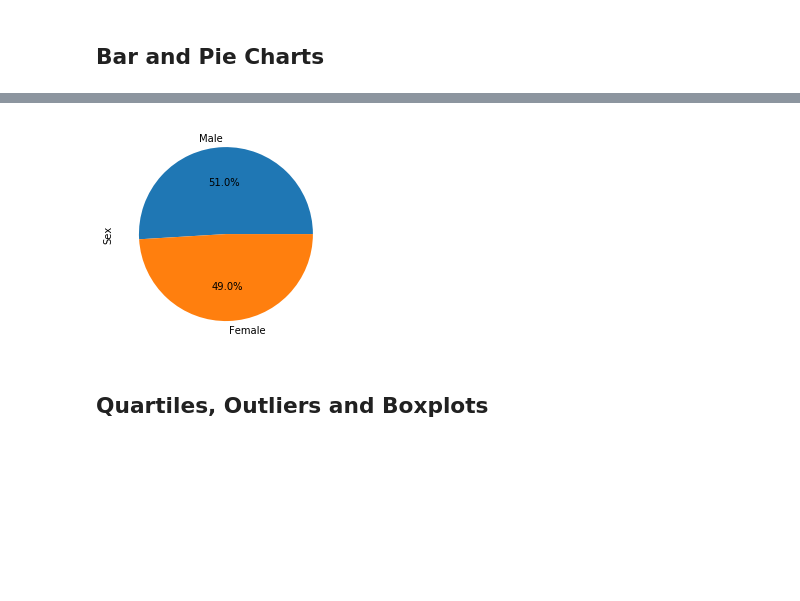
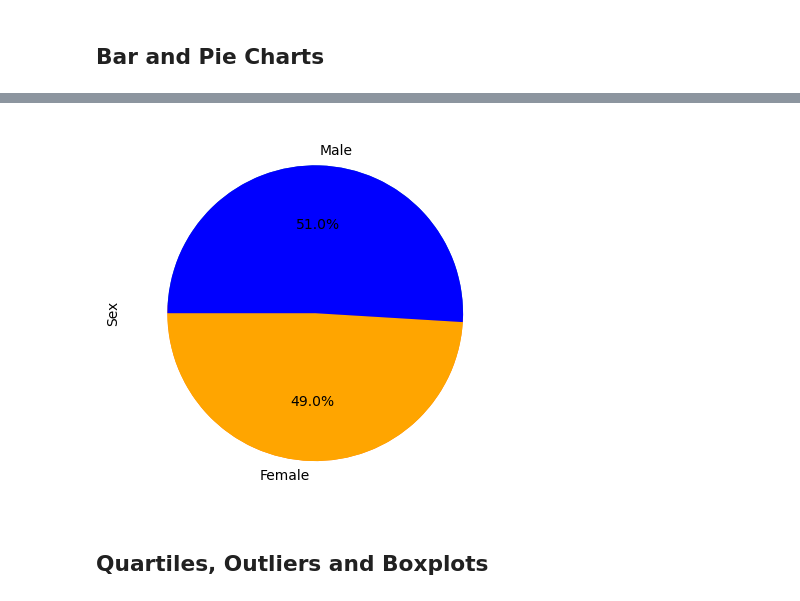
Before and after one commit to equitymarkets/matplotlib-challenge, a Jupyter notebook: Pymaceuticals/pymaceuticals_starter.ipynb, the cells around one changed output, grey strips where cells are left out. Saved outputs shown, nothing was run; the diff lists cells and outputs as text; code cells hidden in the pictures; blank space fills up the shorter version.

```diff
--- a/Pymaceuticals/pymaceuticals_starter.ipynb
+++ b/Pymaceuticals/pymaceuticals_starter.ipynb
@@ -125,5 +116,7 @@ mouse_duplicates_df
 # %%
 # Create a clean DataFrame by dropping the duplicate mouse by its ID.
-# mouse_study_df = mouse_study_df.drop_duplicates()
+clean_mouse_study_df = mouse_study_df.drop_duplicates()
+clean_mouse_study_df = mouse_study_df[mouse_study_df["Mouse ID"] != x]
 # mice = mouse_study_df["Mouse ID"].unique()
 # len(mice)
+clean_mouse_study_df.head()
@@ -195,2 +240,11 @@ x_axis =
+# %%
+sex = [sex for sex in clean_mouse_study_df["Sex"]]
+
+sex_count = Counter(sex)
+
+sex_count_series = pd.Series(sex_count)
+
+labels = ['Female','Male']
+colors = ['Orange', 'Blue']
 # %%
 # Generate a pie plot showing the distribution of female versus male mice using Pandas
@@ -199,6 +257,14 @@ x_axis =
 # %%
 # Generate a pie plot showing the distribution of female versus male mice using pyplot
+labels = ['Female','Male']
+colors = ['Orange', 'Blue']
+
+plt.pie(sex_count_series)
+plt.pie(sex_count_series, labels=labels, colors=colors,
+        autopct="%1.1f%%", startangle=180)
+plt.ylabel("Sex")
+plt.show()
 # %% [output]
-[figure, old version]
+[figure, new version]
 # %% [markdown]
 ## Quartiles, Outliers and Boxplots
```
Also changed, not shown: parts of 16 cells of this notebook.
